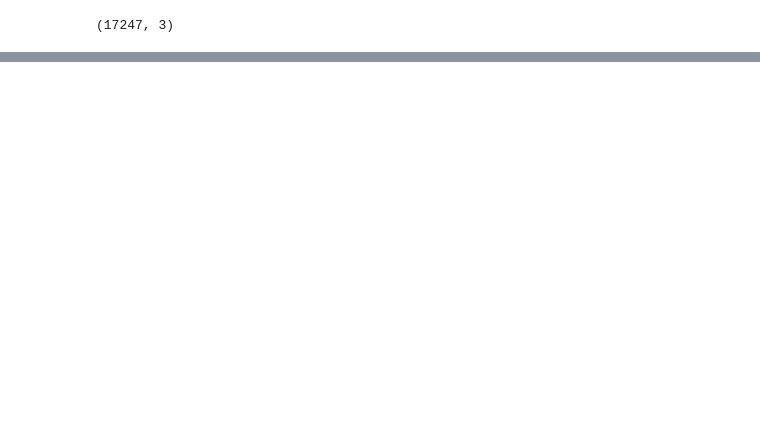
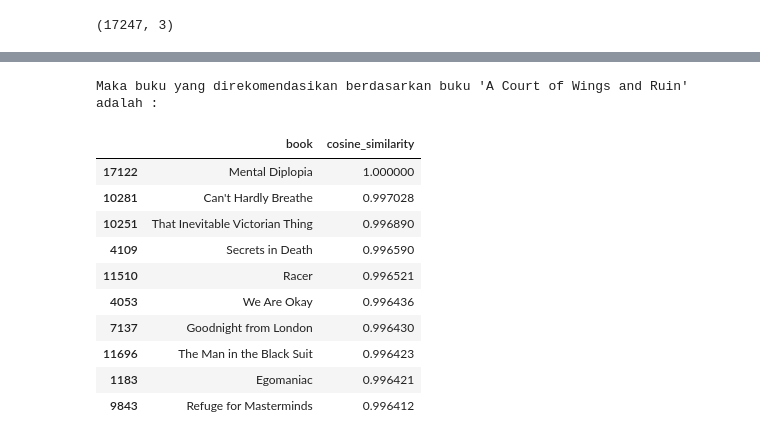
Before and after one commit to YolandaManurung/sistem_rekomendasi_buku_menggunakan_algoritma_word2vec, a Jupyter notebook: Pmsteyol - PBA.ipynb, the cells around one changed output, grey strips where cells are left out. Saved outputs shown, nothing was run; the diff lists cells and outputs as text; code cells hidden in the pictures; blank space fills up the shorter version.

```diff
--- a/Pmsteyol - PBA.ipynb
+++ b/Pmsteyol - PBA.ipynb
@@ -625,0 +420,31 @@ book_vector_df.shape
+# %%
+for i, j in enumerate(train['book_title']):
+    if j == book:
+        index_similar_book = i
+
+search_query = train['review_vocabs'][index_similar_book]
+# %%
+search_vector = np.zeros((100,), dtype="float32")
+for tag in search_query:
+    if tag in words_in_vocab:
+        search_vector = np.add(search_vector, w2v[tag])
+
+book_vector_df['cosine_similarity'] = book_vector_df.apply(get_cosine_similarity, axis=1, args=(search_vector,))
+# %%
+df = book_vector_df.sort_values(by='cosine_similarity', ascending=False)[:10]
+# %%
+print("Maka buku yang direkomendasikan berdasarkan buku '{0}' adalah :".format(book))
+df[['book', 'cosine_similarity']]
+# %% [output]
+Maka buku yang direkomendasikan berdasarkan buku 'A Court of Wings and Ruin' adalah :
+|  | book | cosine_similarity |
+| 17122 | Mental Diplopia | 1.000000 |
+| 10281 | Can't Hardly Breathe | 0.997028 |
+| 10251 | That Inevitable Victorian Thing | 0.996890 |
+| 4109 | Secrets in Death | 0.996590 |
+| 11510 | Racer | 0.996521 |
+| 4053 | We Are Okay | 0.996436 |
+| 7137 | Goodnight from London | 0.996430 |
+| 11696 | The Man in the Black Suit | 0.996423 |
+| 1183 | Egomaniac | 0.996421 |
+| 9843 | Refuge for Masterminds | 0.996412 |
```
Also changed, not shown: parts of 45 cells of this notebook, 4 other files.
